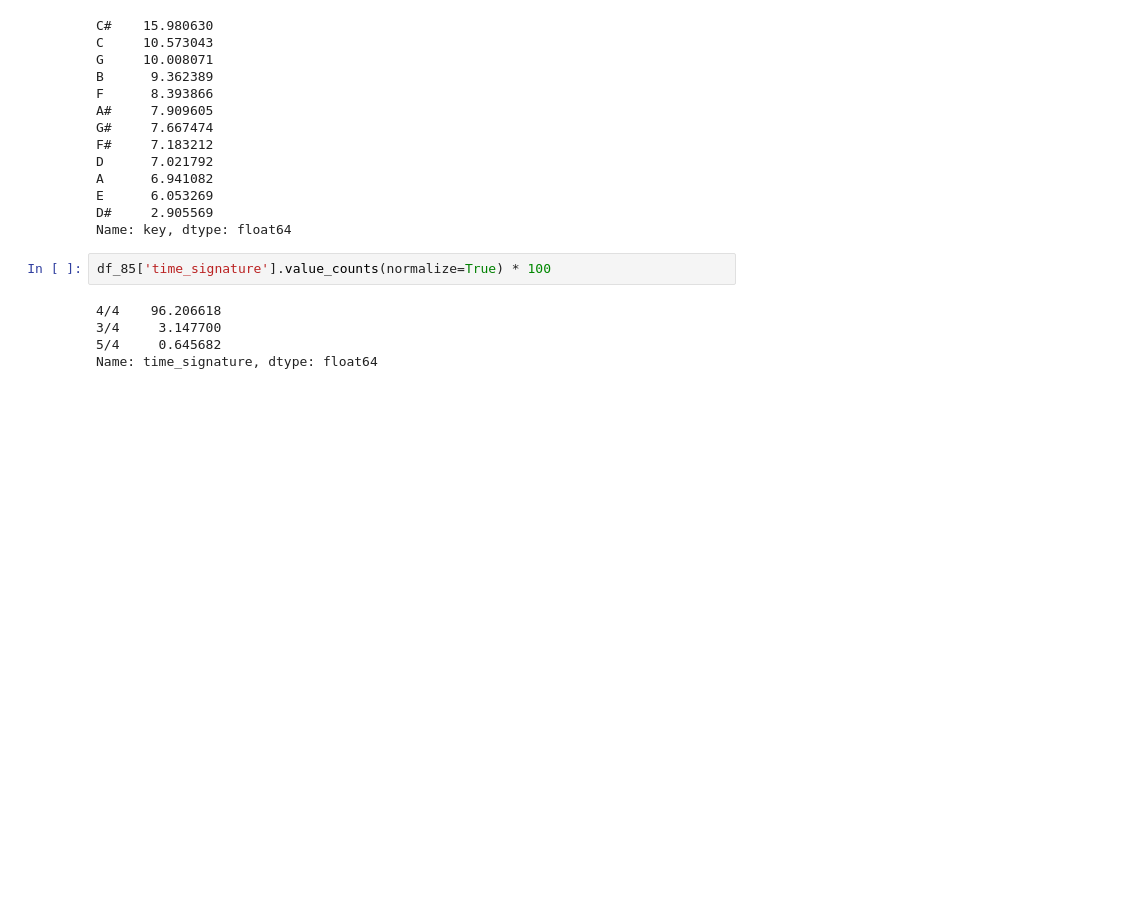
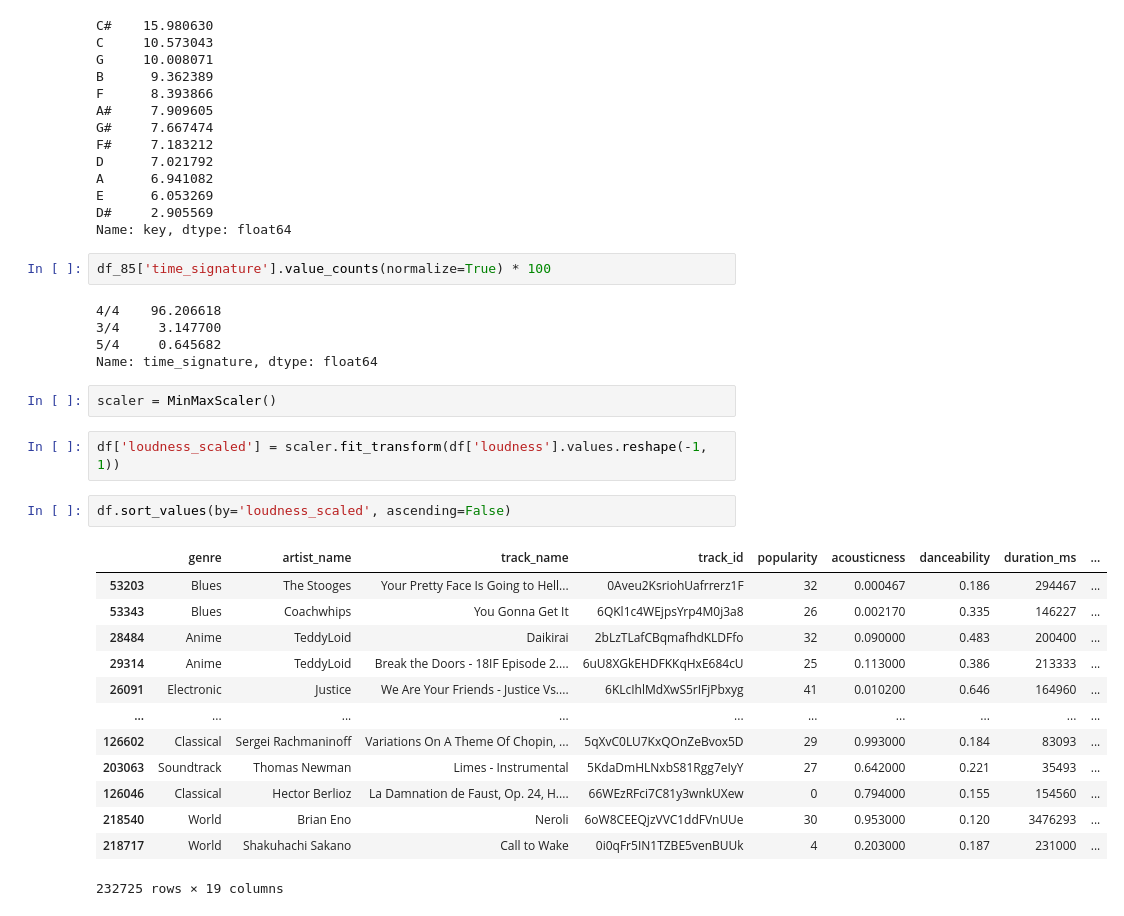
Before and after one commit to GuillaumeArp/Hackathon_Wild_1, a Jupyter notebook: Guillaume/eda_g.ipynb, the cells around one changed output. Drawn from its saved outputs; the diff is of its cells as text; blank space fills up the shorter version.

```diff
--- a/Guillaume/eda_g.ipynb
+++ b/Guillaume/eda_g.ipynb
@@ -92,3 +93,23 @@ df_85['time_signature'].value_counts(normalize=True) * 100
 3/4     3.147700
 5/4     0.645682
 Name: time_signature, dtype: float64
+# %%
+scaler = MinMaxScaler()
+# %%
+df['loudness_scaled'] = scaler.fit_transform(df['loudness'].values.reshape(-1, 1))
+# %%
+df.sort_values(by='loudness_scaled', ascending=False)
+# %% [output]
+|  | genre | artist_name | track_name | track_id | popularity | acousticness | danceability | duration_ms | ... |
+| 53203 | Blues | The Stooges | Your Pretty Face Is Going to Hell... | 0Aveu2KsriohUafrrerz1F | 32 | 0.000467 | 0.186 | 294467 | ... |
+| 53343 | Blues | Coachwhips | You Gonna Get It | 6QKl1c4WEjpsYrp4M0j3a8 | 26 | 0.002170 | 0.335 | 146227 | ... |
+| 28484 | Anime | TeddyLoid | Daikirai | 2bLzTLafCBqmafhdKLDFfo | 32 | 0.090000 | 0.483 | 200400 | ... |
+| 29314 | Anime | TeddyLoid | Break the Doors - 18IF Episode 2.... | 6uU8XGkEHDFKKqHxE684cU | 25 | 0.113000 | 0.386 | 213333 | ... |
+| 26091 | Electronic | Justice | We Are Your Friends - Justice Vs.... | 6KLcIhlMdXwS5rIFjPbxyg | 41 | 0.010200 | 0.646 | 164960 | ... |
+| ... | ... | ... | ... | ... | ... | ... | ... | ... | ... |
+| 126602 | Classical | Sergei Rachmaninoff | Variations On A Theme Of Chopin, ... | 5qXvC0LU7KxQOnZeBvox5D | 29 | 0.993000 | 0.184 | 83093 | ... |
+| 203063 | Soundtrack | Thomas Newman | Limes - Instrumental | 5KdaDmHLNxbS81Rgg7eIyY | 27 | 0.642000 | 0.221 | 35493 | ... |
+| 126046 | Classical | Hector Berlioz | La Damnation de Faust, Op. 24, H.... | 66WEzRFci7C81y3wnkUXew | 0 | 0.794000 | 0.155 | 154560 | ... |
+| 218540 | World | Brian Eno | Neroli | 6oW8CEEQjzVVC1ddFVnUUe | 30 | 0.953000 | 0.120 | 3476293 | ... |
+| 218717 | World | Shakuhachi Sakano | Call to Wake | 0i0qFr5IN1TZBE5venBUUk | 4 | 0.203000 | 0.187 | 231000 | ... |
+232725 rows × 19 columns
```
Also changed, not shown: parts of 6 cells of this notebook, 1 other file.
